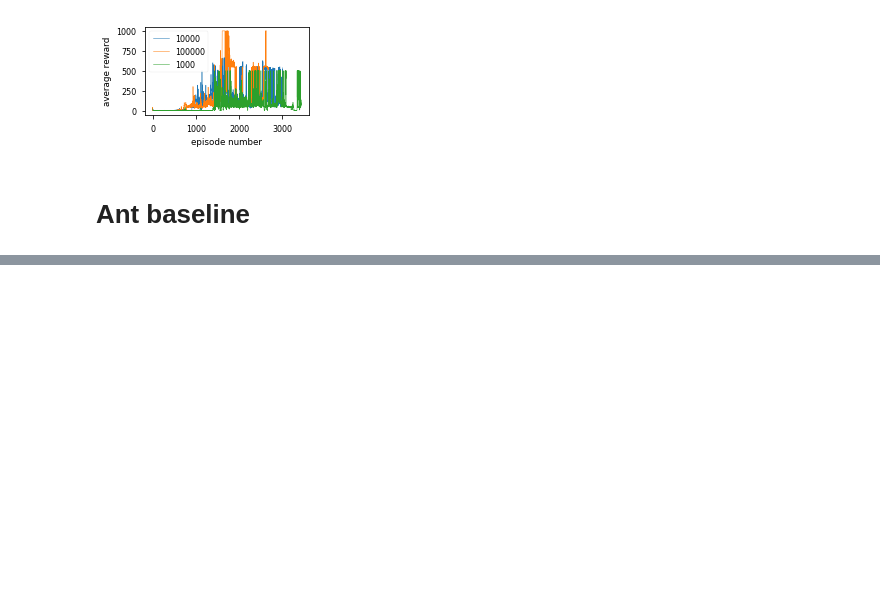
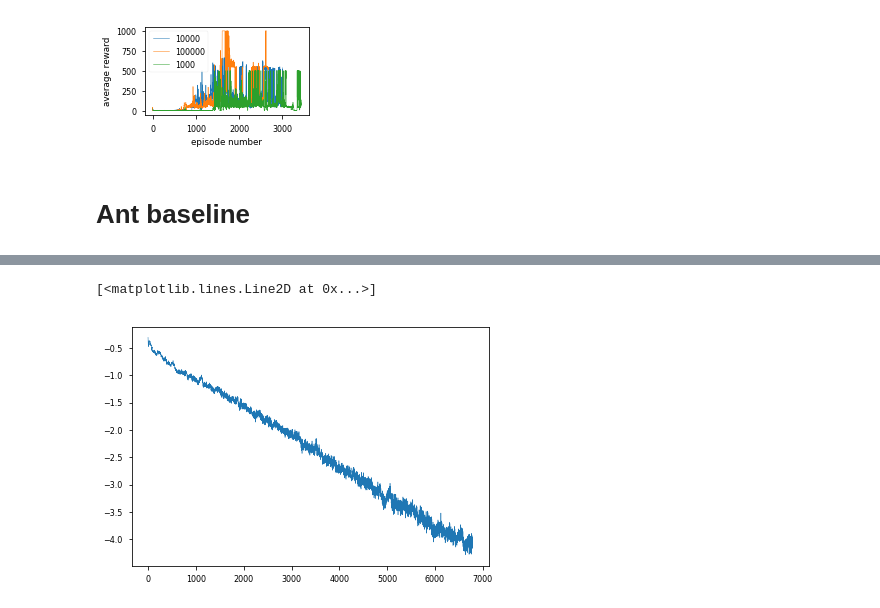
Before and after one commit to nicoring/RoBonjwa, a Jupyter notebook: notebooks/baseline-experiment-analysis.ipynb, the cells around one changed output, grey strips where cells are left out. Drawn from its saved outputs; the diff is of its cells as text; code cells hidden in the pictures; blank space fills up the shorter version.

```diff
--- a/notebooks/baseline-experiment-analysis.ipynb
+++ b/notebooks/baseline-experiment-analysis.ipynb
@@ -164,0 +181,5 @@ plt.savefig('ant.pdf', bbox_inches='tight')
+# %%
+plt.plot(df_losses[['actor']], lw=0.5)
+# %% [output]
+[<matplotlib.lines.Line2D at 0x...>]
+[figure, added]
```
Also changed, not shown: parts of 5 cells of this notebook, 2 other files.
